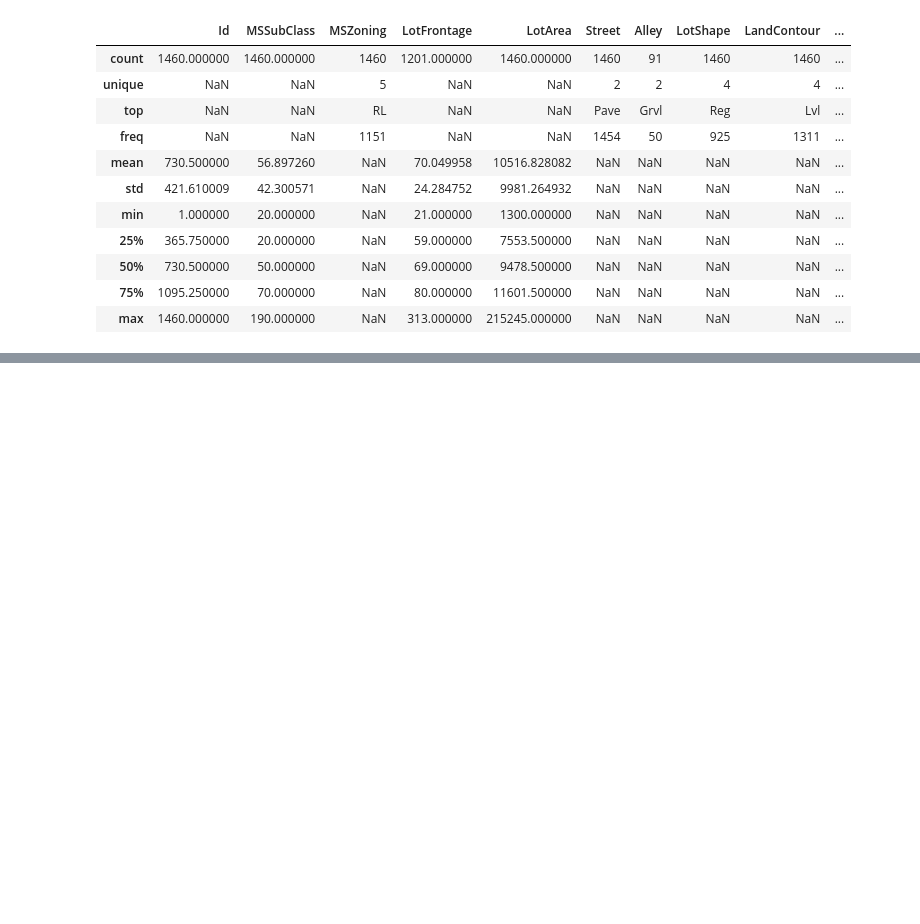
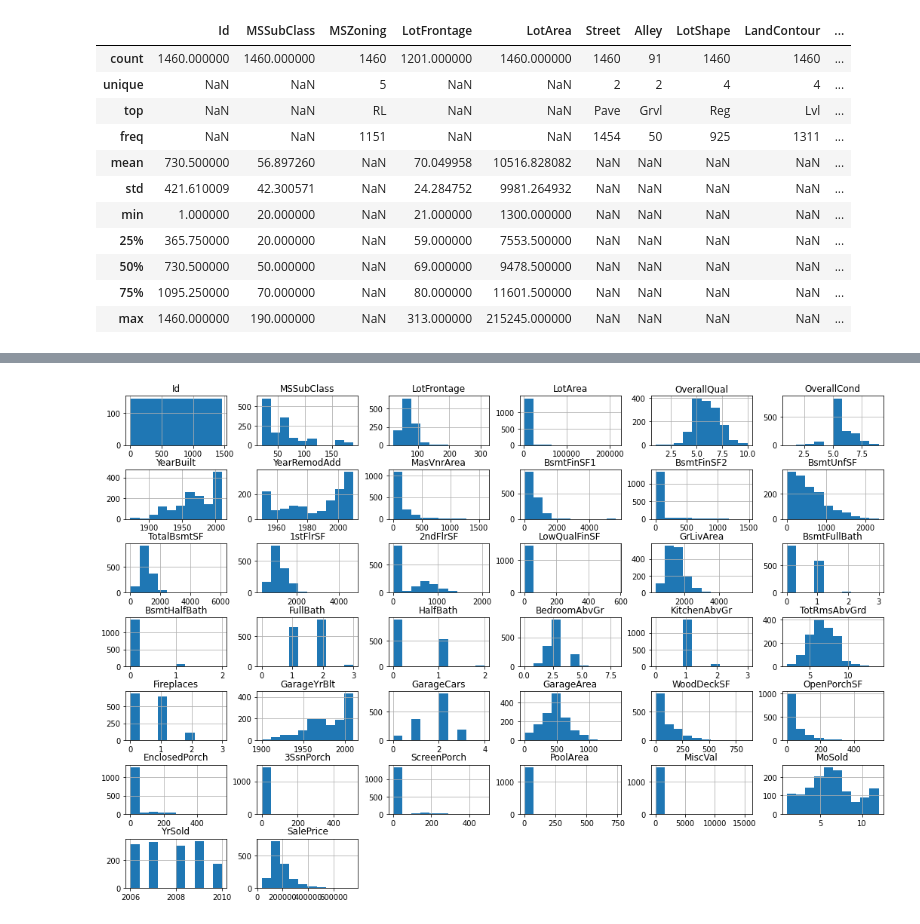
Before and after one commit to kmltzgn/Capstone_2, a Jupyter notebook: Data_Wrangling.ipynb, the cells around one changed output, grey strips where cells are left out. Cells and saved outputs as stored; diff of their text form; code cells hidden in the pictures; blank space fills up the shorter version.

```diff
--- a/Data_Wrangling.ipynb
+++ b/Data_Wrangling.ipynb
@@ -245,0 +219,7 @@ house_data.describe(include = 'all')
+# %%
+# Now let us take a look at the distribution of all numerical features
+
+house_data.hist(figsize=(18, 12))
+plt.subplots_adjust(hspace=0.5);
+# %% [output]
+[figure, added]
```
Also changed, not shown: parts of 16 cells of this notebook.
